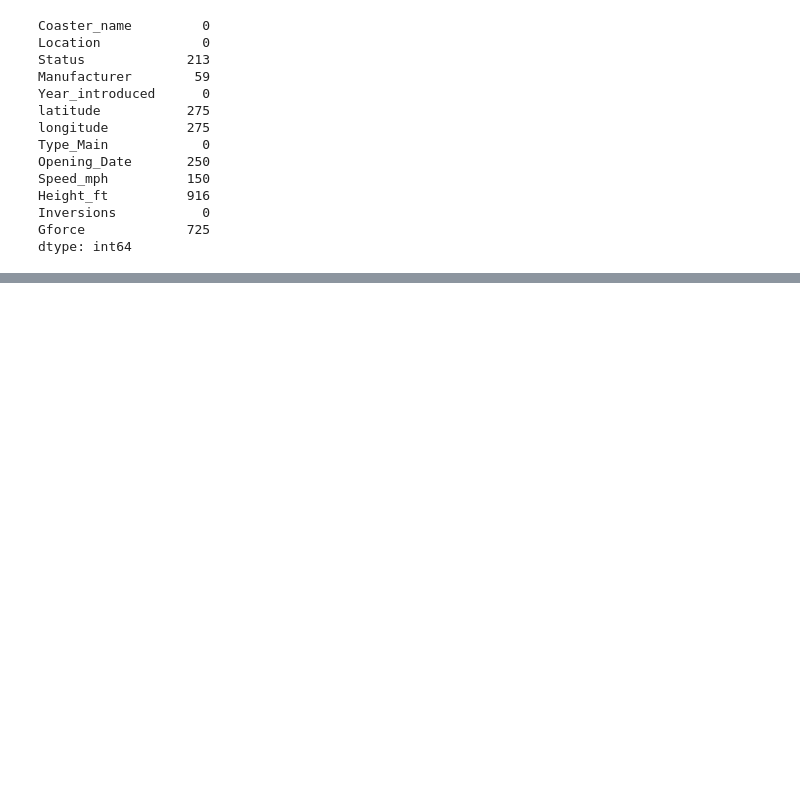
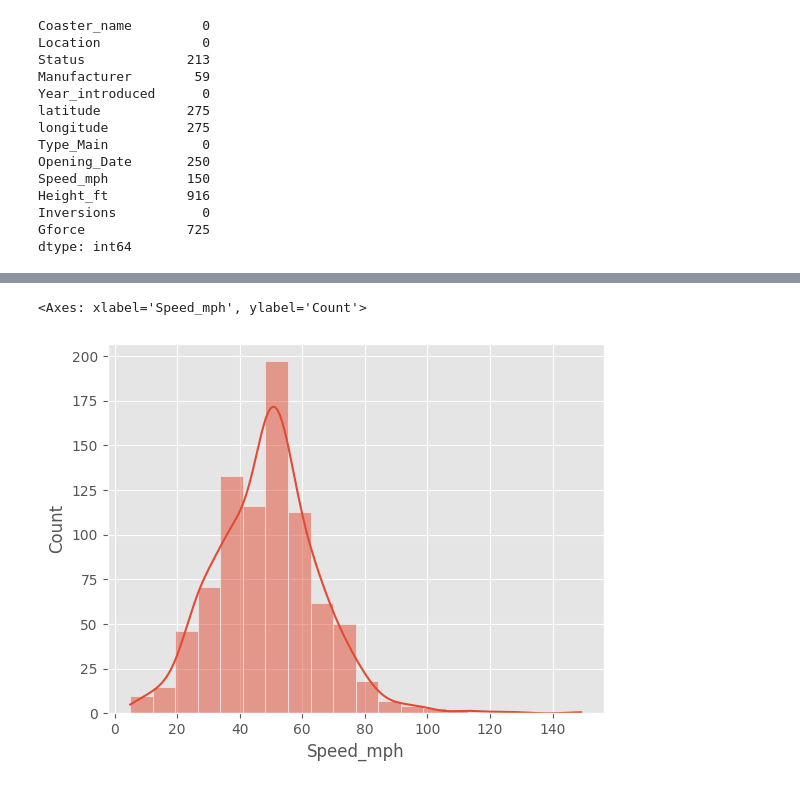
Before and after one commit to ShrDar/ML-Revision, a Jupyter notebook: Rev - EDA.ipynb, the cells around one changed output, grey strips where cells are left out. Saved outputs shown, nothing was run; the diff lists cells and outputs as text; code cells hidden in the pictures; blank space fills up the shorter version.

```diff
--- a/Rev - EDA.ipynb
+++ b/Rev - EDA.ipynb
@@ -221,0 +314,5 @@ dtype: int64
+# %%
+sns.histplot(subsetted_df['Speed_mph'], bins=20, kde=True)
+# %% [output]
+<Axes: xlabel='Speed_mph', ylabel='Count'>
+[figure, added]
```
Also changed, not shown: parts of 24 cells of this notebook.
